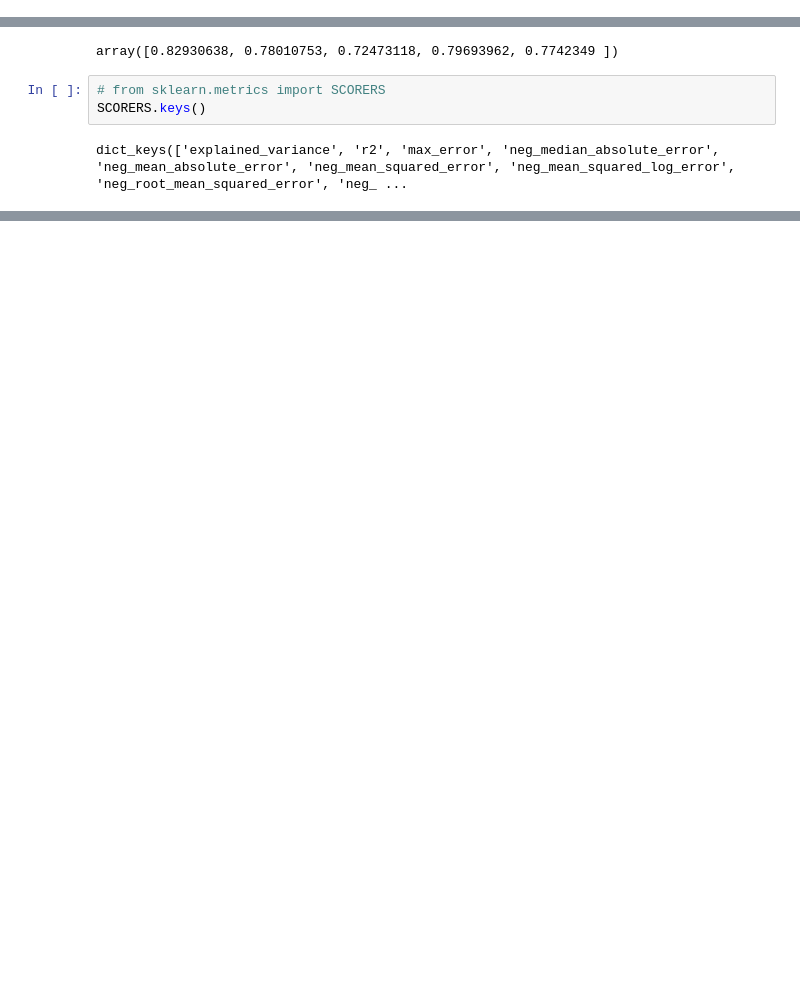
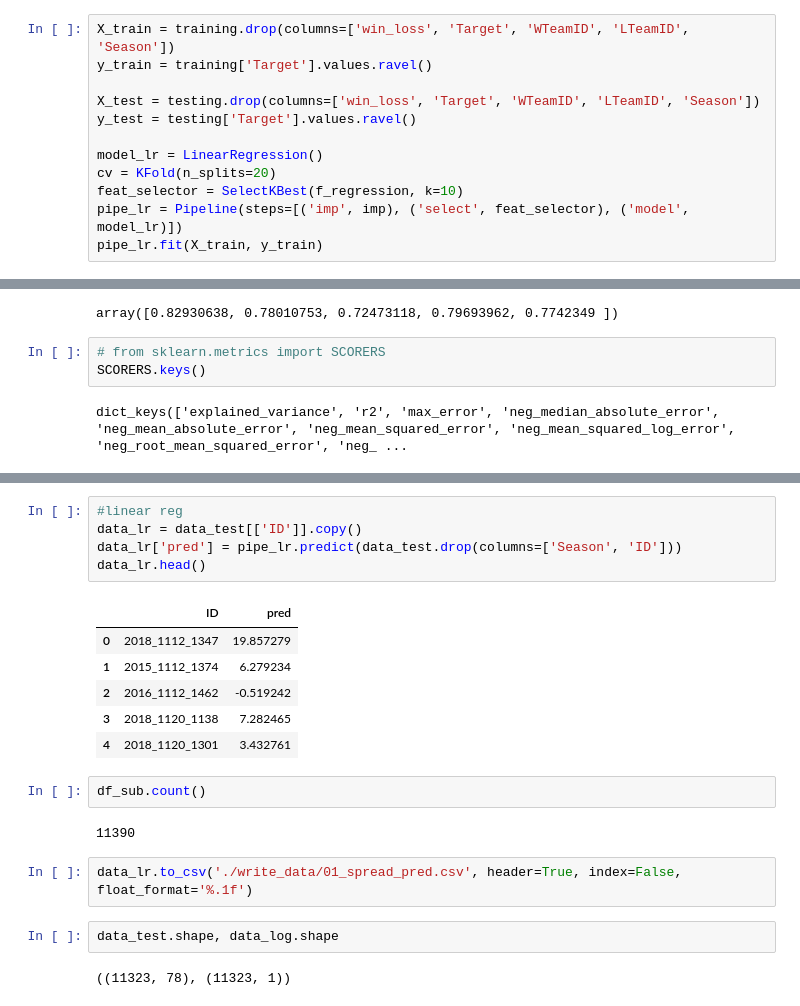
Before and after one commit to henokyemam/MarchMadness2021, a Jupyter notebook: 02_basic_modeling.ipynb, the cells around one changed output, grey strips where cells are left out. Saved outputs shown, nothing was run; the diff lists cells and outputs as text; blank space fills up the shorter version.

```diff
--- a/02_basic_modeling.ipynb
+++ b/02_basic_modeling.ipynb
@@ -204,3 +212,15 @@ pipe_score(model, y_label='Target', cv=cv, scoring='neg_mean_absolute_error')
 # %% [output]
 array([ -9.64960871, -10.10377538,  -8.48031173, -10.26516469,
         -9.86017695])
+# %%
+X_train = training.drop(columns=['win_loss', 'Target', 'WTeamID', 'LTeamID', 'Season'])
+y_train = training['Target'].values.ravel()
+
+X_test = testing.drop(columns=['win_loss', 'Target', 'WTeamID', 'LTeamID', 'Season'])
+y_test = testing['Target'].values.ravel()
+
+model_lr = LinearRegression()
+cv = KFold(n_splits=20)
+feat_selector = SelectKBest(f_regression, k=10)
+pipe_lr = Pipeline(steps=[('imp', imp), ('select', feat_selector), ('model', model_lr)])
+pipe_lr.fit(X_train, y_train)
@@ -282,0 +399,22 @@ data_target_positive = map_columns(season_agg_lr, old_cols, new_cols_W, new_cols
+# %%
+#linear reg
+data_lr = data_test[['ID']].copy()
+data_lr['pred'] = pipe_lr.predict(data_test.drop(columns=['Season', 'ID']))
+data_lr.head()
+# %% [output]
+|  | ID | pred |
+| 0 | 2018_1112_1347 | 19.857279 |
+| 1 | 2015_1112_1374 | 6.279234 |
+| 2 | 2016_1112_1462 | -0.519242 |
+| 3 | 2018_1120_1138 | 7.282465 |
+| 4 | 2018_1120_1301 | 3.432761 |
+# %%
+df_sub.count()
+# %% [output]
+11390
+# %%
+data_lr.to_csv('./write_data/01_spread_pred.csv', header=True, index=False, float_format='%.1f')
+# %%
+data_test.shape, data_log.shape
+# %% [output]
+((11323, 78), (11323, 1))
```
Also changed, not shown: parts of 17 cells of this notebook, 2 other files.
